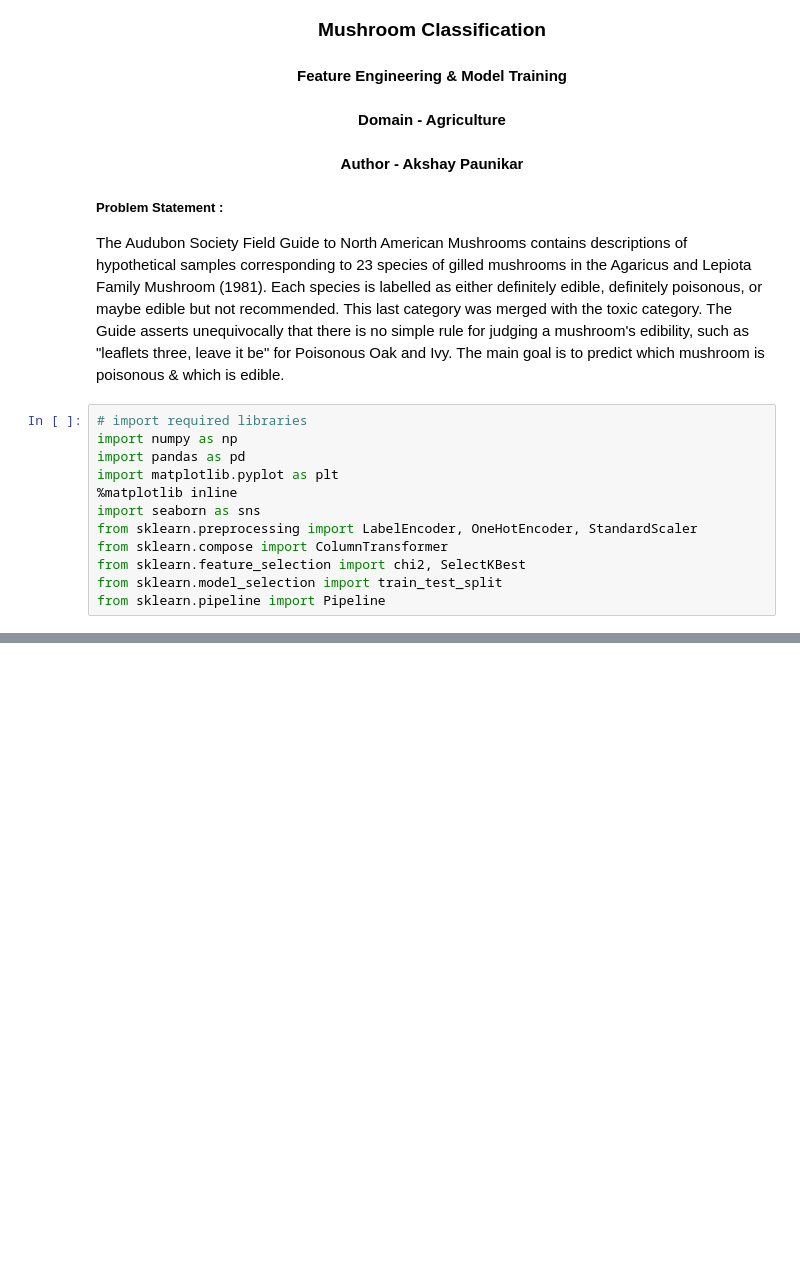
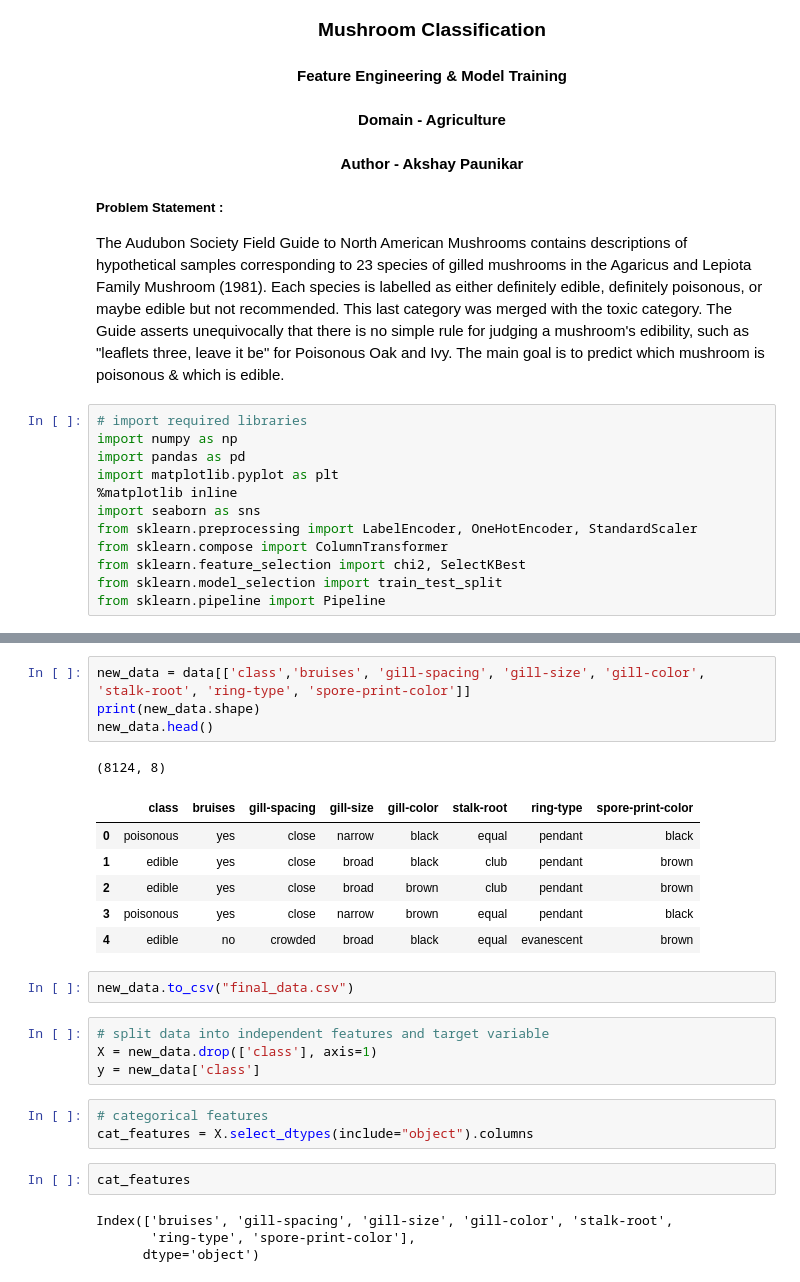
Before and after one commit to Akshay-Paunikar/iNeuron_Mushroom_Classification, a Jupyter notebook: mushroom/notebook/mushroom_Model.ipynb, the cells around one changed output, grey strips where cells are left out. Cells and saved outputs as stored; diff of their text form; blank space fills up the shorter version.

```diff
--- a/mushroom/notebook/mushroom_Model.ipynb
+++ b/mushroom/notebook/mushroom_Model.ipynb
@@ -20,0 +109,27 @@ from sklearn.pipeline import Pipeline
+# %%
+new_data = data[['class','bruises', 'gill-spacing', 'gill-size', 'gill-color', 'stalk-root', 'ring-type', 'spore-print-color']]
+print(new_data.shape)
+new_data.head()
+# %% [output]
+(8124, 8)
+|  | class | bruises | gill-spacing | gill-size | gill-color | stalk-root | ring-type | spore-print-color |
+| 0 | poisonous | yes | close | narrow | black | equal | pendant | black |
+| 1 | edible | yes | close | broad | black | club | pendant | brown |
+| 2 | edible | yes | close | broad | brown | club | pendant | brown |
+| 3 | poisonous | yes | close | narrow | brown | equal | pendant | black |
+| 4 | edible | no | crowded | broad | black | equal | evanescent | brown |
+# %%
+new_data.to_csv("final_data.csv")
+# %%
+# split data into independent features and target variable
+X = new_data.drop(['class'], axis=1)
+y = new_data['class']
+# %%
+# categorical features
+cat_features = X.select_dtypes(include="object").columns
+# %%
+cat_features
+# %% [output]
+Index(['bruises', 'gill-spacing', 'gill-size', 'gill-color', 'stalk-root',
+       'ring-type', 'spore-print-color'],
+      dtype='object')
```
Also changed, not shown: parts of 26 cells of this notebook, 9 other files.
